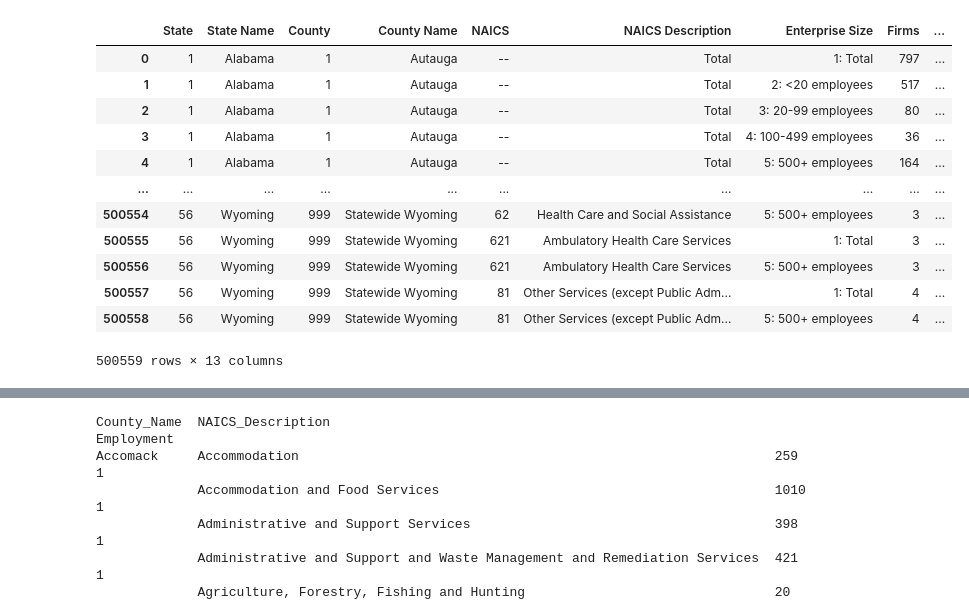
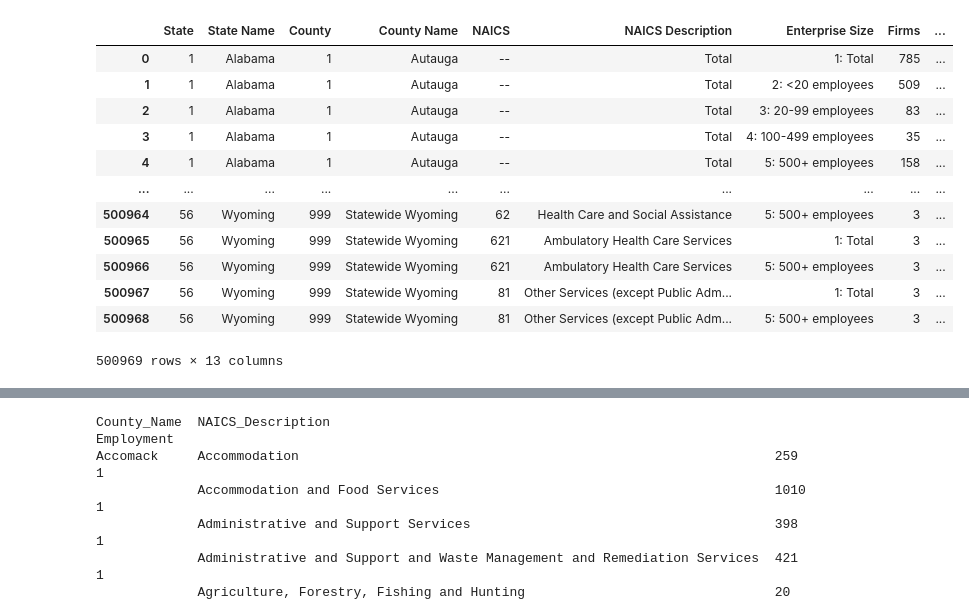
Before and after one commit to btchae/DS6040-Project, a Jupyter notebook: old notebooks/Wrangle.ipynb, the cells around one changed output, grey strips where cells are left out. Drawn from its saved outputs; the diff is of its cells as text; code cells hidden in the pictures.

```diff
--- a/Wrangle.ipynb
+++ b/old notebooks/Wrangle.ipynb
@@ -5,20 +5,20 @@ import os
 import re
 # %%
 #2019 Data
-url = 'https://www2.census.gov/programs-surveys/susb/tables/2019/county_3digitnaics_2019.xlsx'
+url = 'https://www2.census.gov/programs-surveys/susb/tables/2018/county_3digitnaics_2018.xlsx'
 susb = pd.read_excel(url,skiprows=2)
 susb
 # %% [output]
 |  | State | State Name | County | County Name | NAICS | NAICS Description | Enterprise Size | Firms | ... |
-| 0 | 1 | Alabama | 1 | Autauga | -- | Total | 1: Total | 797 | ... |
-| 1 | 1 | Alabama | 1 | Autauga | -- | Total | 2: <20 employees | 517 | ... |
-| 2 | 1 | Alabama | 1 | Autauga | -- | Total | 3: 20-99 employees | 80 | ... |
-| 3 | 1 | Alabama | 1 | Autauga | -- | Total | 4: 100-499 employees | 36 | ... |
-| 4 | 1 | Alabama | 1 | Autauga | -- | Total | 5: 500+ employees | 164 | ... |
+| 0 | 1 | Alabama | 1 | Autauga | -- | Total | 1: Total | 785 | ... |
+| 1 | 1 | Alabama | 1 | Autauga | -- | Total | 2: <20 employees | 509 | ... |
+| 2 | 1 | Alabama | 1 | Autauga | -- | Total | 3: 20-99 employees | 83 | ... |
+| 3 | 1 | Alabama | 1 | Autauga | -- | Total | 4: 100-499 employees | 35 | ... |
+| 4 | 1 | Alabama | 1 | Autauga | -- | Total | 5: 500+ employees | 158 | ... |
 | ... | ... | ... | ... | ... | ... | ... | ... | ... | ... |
-| 500554 | 56 | Wyoming | 999 | Statewide Wyoming | 62 | Health Care and Social Assistance | 5: 500+ employees | 3 | ... |
-| 500555 | 56 | Wyoming | 999 | Statewide Wyoming | 621 | Ambulatory Health Care Services | 1: Total | 3 | ... |
-| 500556 | 56 | Wyoming | 999 | Statewide Wyoming | 621 | Ambulatory Health Care Services | 5: 500+ employees | 3 | ... |
-| 500557 | 56 | Wyoming | 999 | Statewide Wyoming | 81 | Other Services (except Public Adm... | 1: Total | 4 | ... |
-| 500558 | 56 | Wyoming | 999 | Statewide Wyoming | 81 | Other Services (except Public Adm... | 5: 500+ employees | 4 | ... |
+| 500964 | 56 | Wyoming | 999 | Statewide Wyoming | 62 | Health Care and Social Assistance | 5: 500+ employees | 3 | ... |
+| 500965 | 56 | Wyoming | 999 | Statewide Wyoming | 621 | Ambulatory Health Care Services | 1: Total | 3 | ... |
+| 500966 | 56 | Wyoming | 999 | Statewide Wyoming | 621 | Ambulatory Health Care Services | 5: 500+ employees | 3 | ... |
+| 500967 | 56 | Wyoming | 999 | Statewide Wyoming | 81 | Other Services (except Public Adm... | 1: Total | 3 | ... |
+| 500968 | 56 | Wyoming | 999 | Statewide Wyoming | 81 | Other Services (except Public Adm... | 5: 500+ employees | 3 | ... |
-500559 rows × 13 columns
+500969 rows × 13 columns
```
Also changed, not shown: parts of 17 cells of this notebook, 2 other files.
